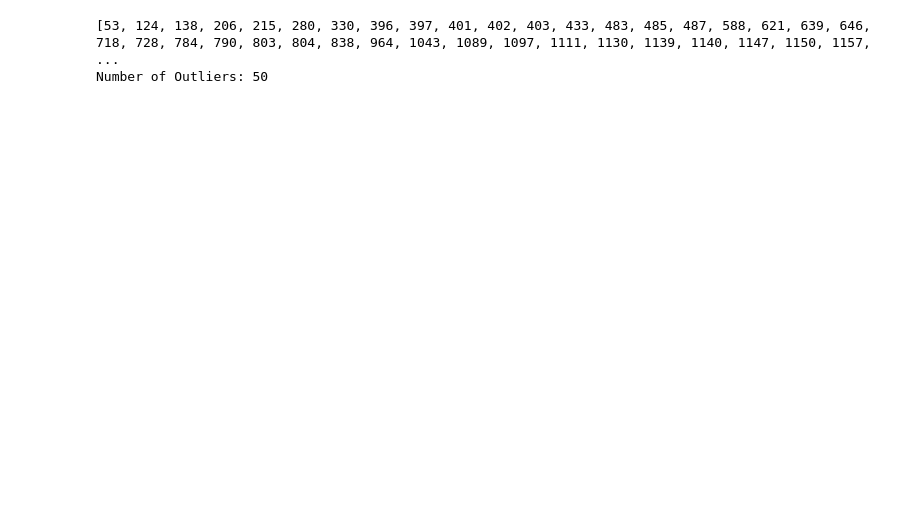
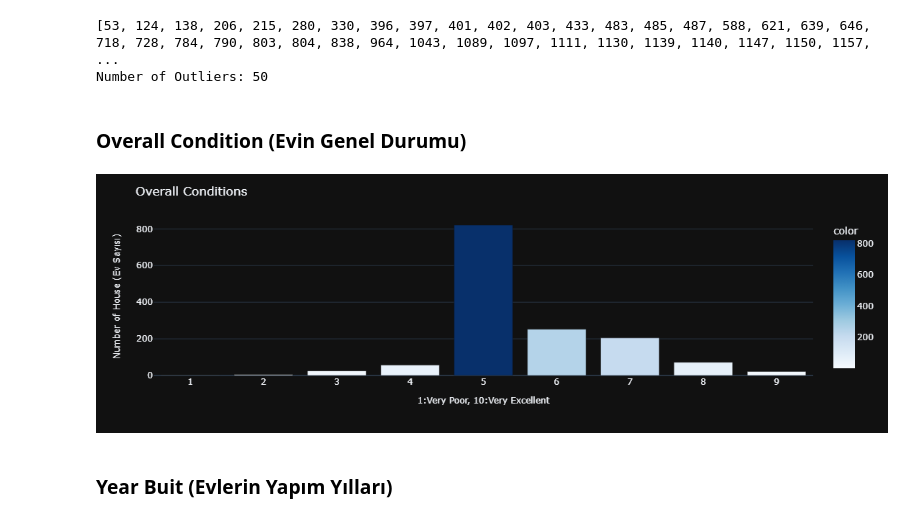
Before and after one commit to emirakaay/housePriceProject, a Jupyter notebook: Project.ipynb, the cells around one changed output. Saved outputs shown, nothing was run; the diff lists cells and outputs as text; code cells hidden in the pictures; blank space fills up the shorter version.

```diff
--- a/Project.ipynb
+++ b/Project.ipynb
@@ -107,3 +107,34 @@ find_outliers_IQR(df_SalePrice["SalePrice"])
 # %% [output]
 [53, 124, 138, 206, 215, 280, 330, 396, 397, 401, 402, 403, 433, 483, 485, 487, 588, 621, 639, 646, 718, 728, 784, 790, 803, 804, 838, 964, 1043, 1089, 1097, 1111, 1130, 1139, 1140, 1147, 1150, 1157,  ...
 Number of Outliers: 50
+# %% [markdown]
+### Overall Condition (Evin Genel Durumu)
+# %%
+overall_condition = df_housePrice["OverallCond"].value_counts().sort_values(ascending=True).sort_index()
+fig = px.bar(
+    x=overall_condition.index.astype('str'),
+    y=overall_condition.values,
+    color=overall_condition.values,
+    color_continuous_scale='Blues')
+
+fig.update_layout(
+    title='Overall Conditions',
+    xaxis=dict(
+        title='1:Very Poor, 10:Very Excellent',
+        titlefont_size=12),
+
+    template='plotly_dark'
+)
+
+fig.update_layout(
+    title='Overall Conditions',
+    yaxis=dict(
+        title='Number of House (Ev Sayısı)',
+        titlefont_size=12),
+)
+
+fig.show()
+# %% [output]
+[figure, added]
+# %% [markdown]
+### Year Buit (Evlerin Yapım Yılları)
```
Also changed, not shown: parts of 2 cells of this notebook.
